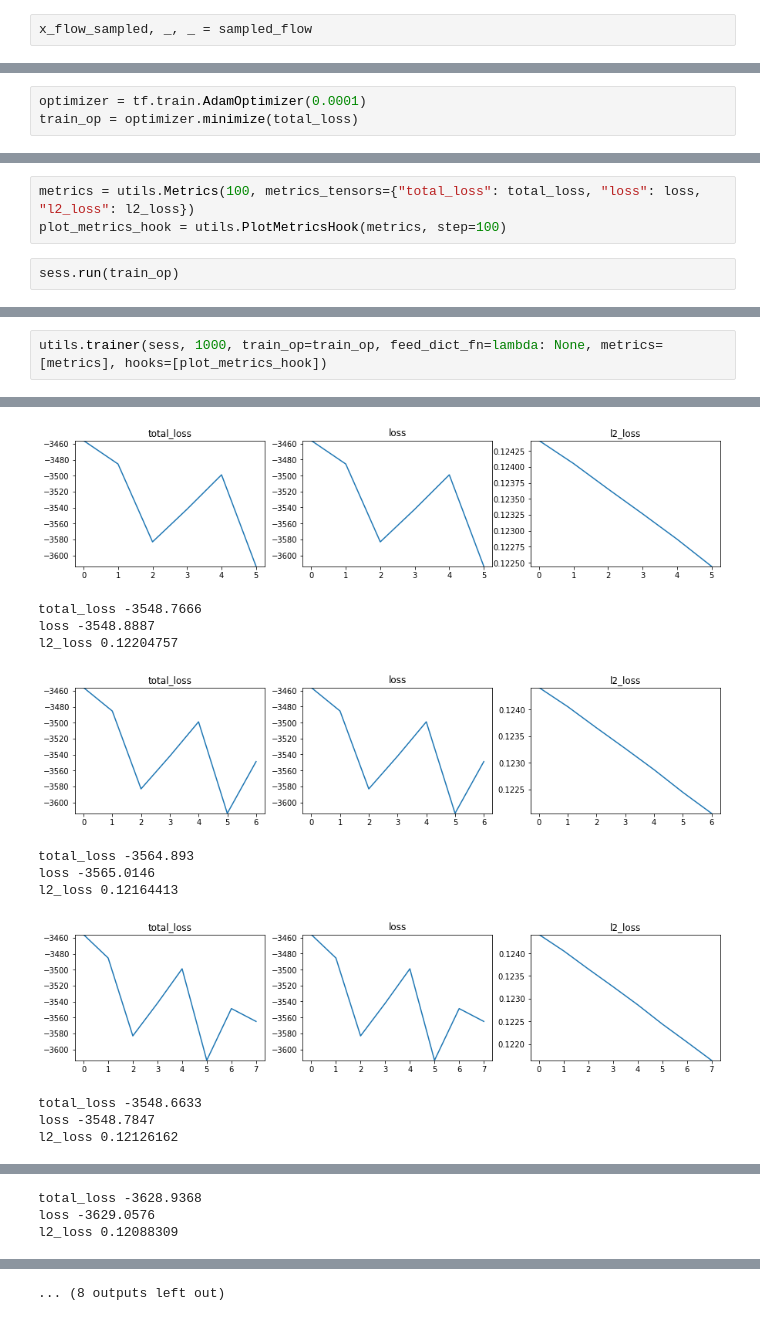
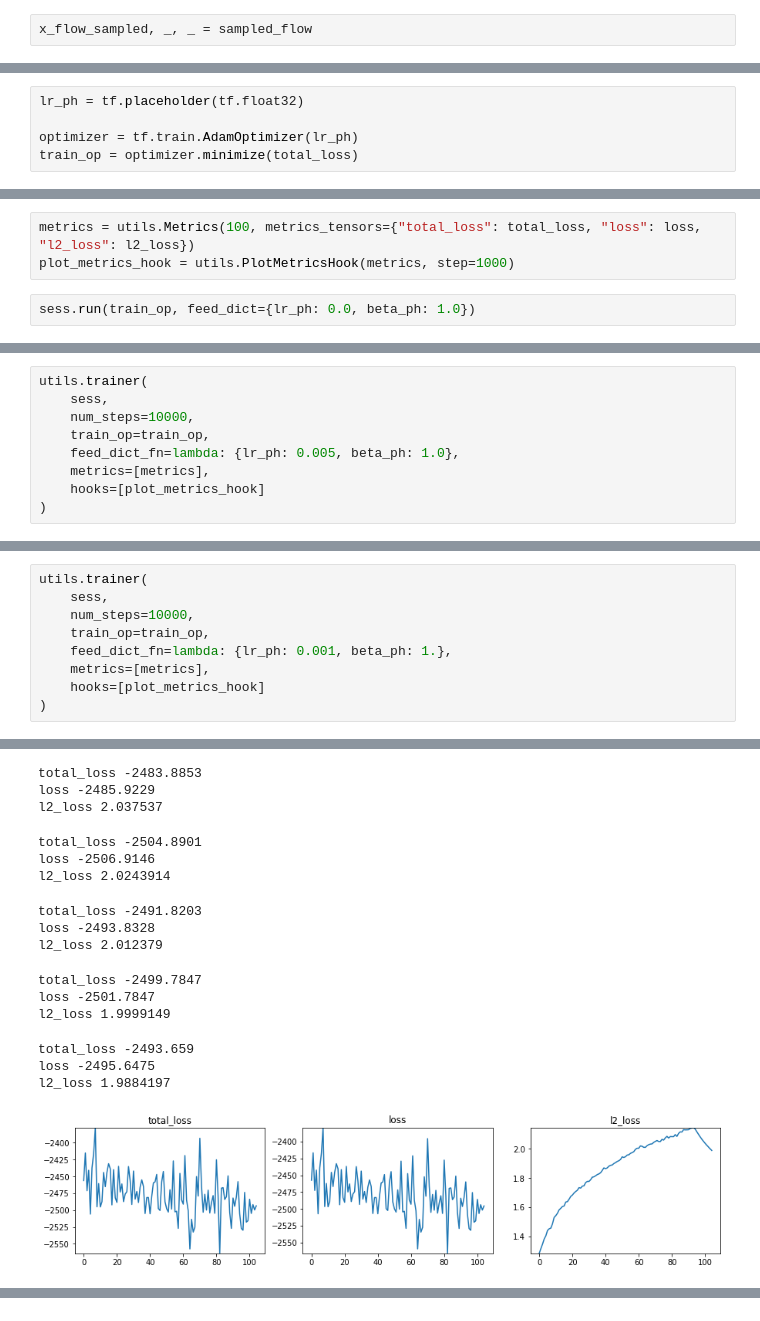
Before and after one commit to kmkolasinski/deep-learning-notes, a Jupyter notebook: seminars/normalizing-flows/Mnist.ipynb, the cells around one changed output, grey strips where cells are left out. Saved outputs shown, nothing was run; the diff lists cells and outputs as text.

```diff
--- a/seminars/normalizing-flows/Mnist.ipynb
+++ b/seminars/normalizing-flows/Mnist.ipynb
@@ -129,5 +172,7 @@ x_flow_sampled.eval().shape
 # %%
-optimizer = tf.train.AdamOptimizer(0.0001)
+lr_ph = tf.placeholder(tf.float32)
+
+optimizer = tf.train.AdamOptimizer(lr_ph)
 train_op = optimizer.minimize(total_loss)
 # %%
 sess.run(tf.global_variables_initializer())
@@ -139,6 +184,6 @@ nets.initialize_actnorms(
 )
 # %%
 metrics = utils.Metrics(100, metrics_tensors={"total_loss": total_loss, "loss": loss, "l2_loss": l2_loss})
-plot_metrics_hook = utils.PlotMetricsHook(metrics, step=100)
+plot_metrics_hook = utils.PlotMetricsHook(metrics, step=1000)
 # %%
-sess.run(train_op)
+sess.run(train_op, feed_dict={lr_ph: 0.0, beta_ph: 1.0})
@@ -148,0 +199,9 @@ total_loss.eval()
+# %%
+utils.trainer(
+    sess,
+    num_steps=10000,
+    train_op=train_op,
+    feed_dict_fn=lambda: {lr_ph: 0.005, beta_ph: 1.0},
+    metrics=[metrics],
+    hooks=[plot_metrics_hook]
+)
@@ -149,3 +249,10 @@ total_loss.eval()
 # %%
-utils.trainer(sess, 1000, train_op=train_op, feed_dict_fn=lambda: None, metrics=[metrics], hooks=[plot_metrics_hook])
+utils.trainer(
+    sess,
+    num_steps=10000,
+    train_op=train_op,
+    feed_dict_fn=lambda: {lr_ph: 0.001, beta_ph: 1.},
+    metrics=[metrics],
+    hooks=[plot_metrics_hook]
+)
 # %% [output]
@@ -155,12 +274,16 @@ l2_loss 0.122443706
+total_loss -2483.8853
+loss -2485.9229
+l2_loss 2.037537
+total_loss -2504.8901
+loss -2506.9146
+l2_loss 2.0243914
+total_loss -2491.8203
+loss -2493.8328
+l2_loss 2.012379
+total_loss -2499.7847
+loss -2501.7847
+l2_loss 1.9999149
+total_loss -2493.659
+loss -2495.6475
+l2_loss 1.9884197
-[figure, old version]
+[figure, new version]
-total_loss -3548.7666
-loss -3548.8887
-l2_loss 0.12204757
-[figure, removed]
-total_loss -3564.893
-loss -3565.0146
-l2_loss 0.12164413
-[figure, removed]
-total_loss -3548.6633
-loss -3548.7847
-l2_loss 0.12126162
@@ -168,3 +289,0 @@ l2_loss 0.12126162
-total_loss -3628.9368
-loss -3629.0576
-l2_loss 0.12088309
@@ -176 +289,0 @@ l2_loss 0.12050309
-... (8 outputs left out)
```
Also changed, not shown: parts of 36 cells of this notebook.
